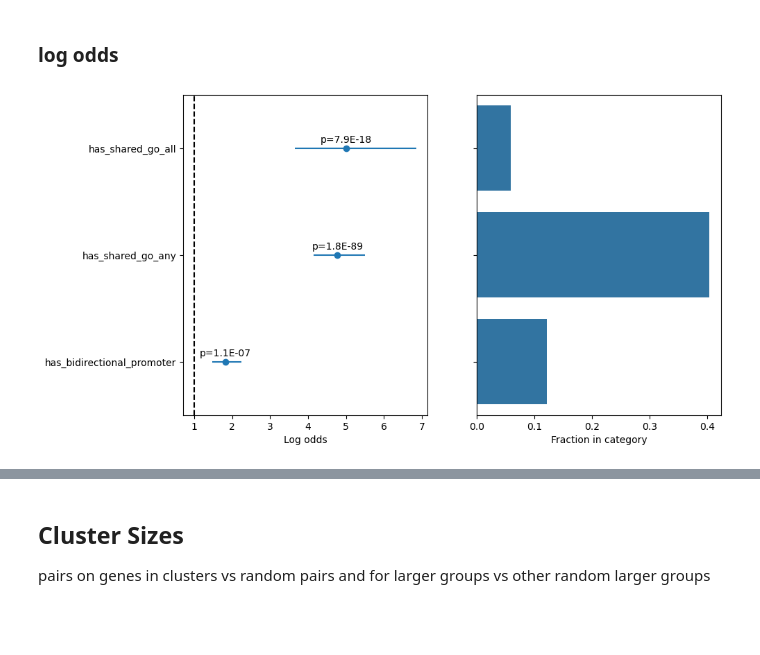
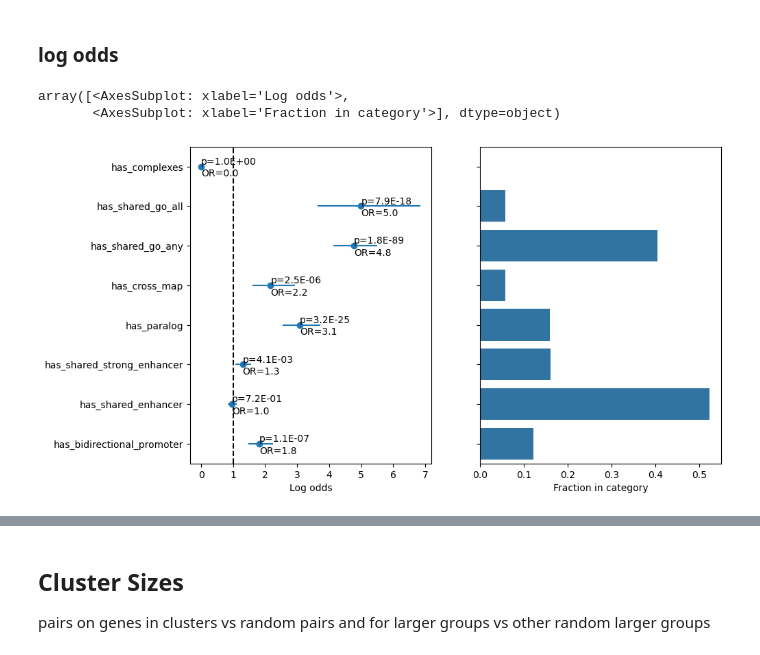
Before and after one commit to kal26/pcqtls, a Jupyter notebook: workflow/notebooks/cluster_analysis/cluster_annotation.ipynb, the cells around one changed output, grey strips where cells are left out. Cells and saved outputs as stored; diff of their text form; code cells hidden in the pictures; blank space fills up the shorter version.

Commit message:
complexes

```diff
--- a/workflow/notebooks/cluster_analysis/cluster_annotation.ipynb
+++ b/workflow/notebooks/cluster_analysis/cluster_annotation.ipynb
@@ -475,8 +499,12 @@ def get_odds_ratio(contingency_table, verb=0):
     # Compute 95% confidence interval for odds ratio
     a, b, c, d = contingency_table.flatten()
     SE = np.sqrt(1/a + 1/b + 1/c + 1/d)
-    lcb = math.exp(math.log(odds_ratio) - 1.96*SE)  # lower confidence bound
-    ucb = math.exp(math.log(odds_ratio) + 1.96*SE)  # upper confidence bound
+    if odds_ratio==0:
+        lcb=0
+        ucb=0
+    else:
+        lcb = math.exp(math.log(odds_ratio) - 1.96*SE)  # lower confidence bound
+        ucb = math.exp(math.log(odds_ratio) + 1.96*SE)  # upper confidence bound
     if verb > 0:
         print(f"CI: [{lcb}, {ucb}]")
 
@@ -522,7 +550,9 @@ def plot_log_odds(cluster_df, null_df, column_list):
     axes[0].set_xlabel('Log odds')
 
     for idx,row in log_odds_df.iterrows():
-        axes[0].annotate('p={:.1E}'.format(row['p_value']), (row['odds_ratio'], idx+.05), ha='center')
+        axes[0].annotate('p={:.1E}'.format(row['p_value']), (row['odds_ratio'], idx+.05))
+        axes[0].annotate('OR={:.1f}'.format(row['odds_ratio']), (row['odds_ratio'], idx-.25))
+
 
     # fraction plot
     sns.barplot(data=log_odds_df, x='frac_cluster', y='col', ax=axes[1])
@@ -533,7 +563,11 @@ def plot_log_odds(cluster_df, null_df, column_list):
     # make the labels match in order and position
     axes[1].invert_yaxis()
     axes[0].set_ylim(axes[1].get_ylim())
+
+    return axes
 # %%
-plot_log_odds(cluster_df[cluster_df['N_genes']==2], null_pairs_genome, ['has_bidirectional_promoter', 'has_shared_enhancer', 'has_paralog', 'has_cross_map', 'has_shared_go_any', 'has_shared_go_all'])
+plot_log_odds(cluster_df[cluster_df['N_genes']==2], null_pairs_genome, ['has_bidirectional_promoter', 'has_shared_enhancer', 'has_shared_strong_enhancer', 'has_paralog', 'has_cross_map', 'has_shared_go_any', 'has_shared_go_all', 'has_complexes'])
 # %% [output]
+array([<AxesSubplot: xlabel='Log odds'>,
+       <AxesSubplot: xlabel='Fraction in category'>], dtype=object)
-[figure, old version]
+[figure, new version]
```
Also changed, not shown: parts of 17 cells of this notebook.
